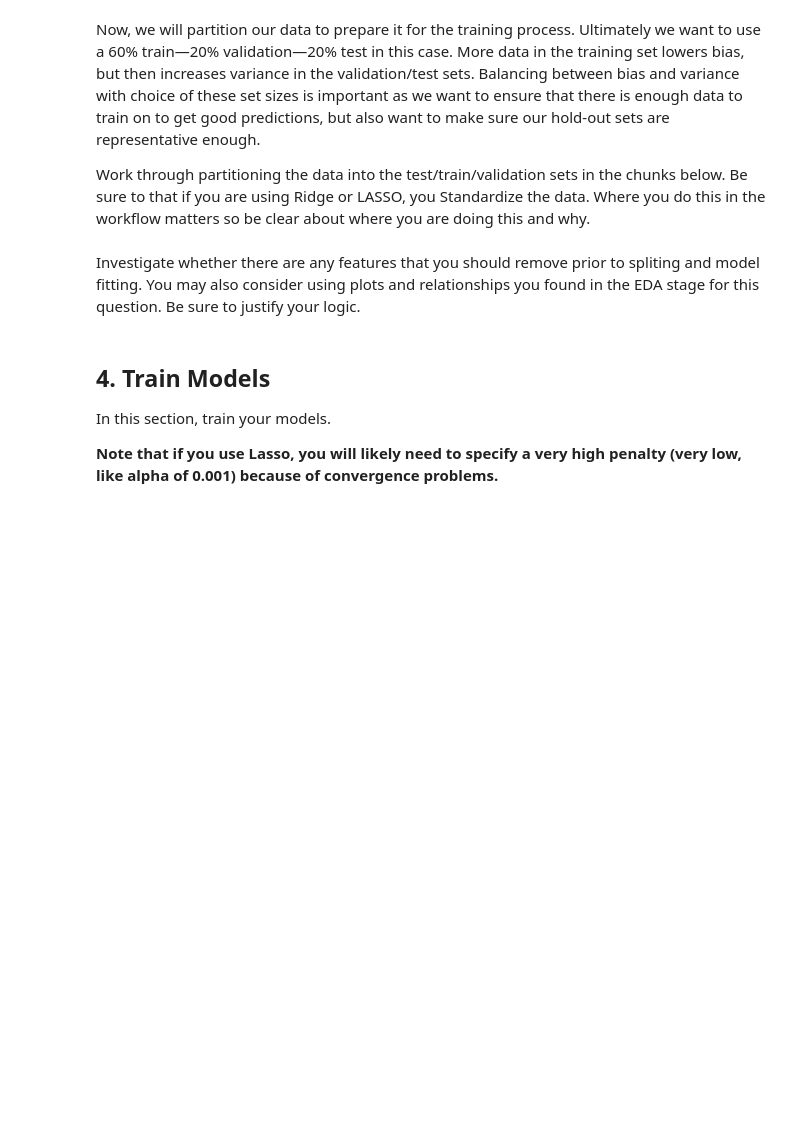
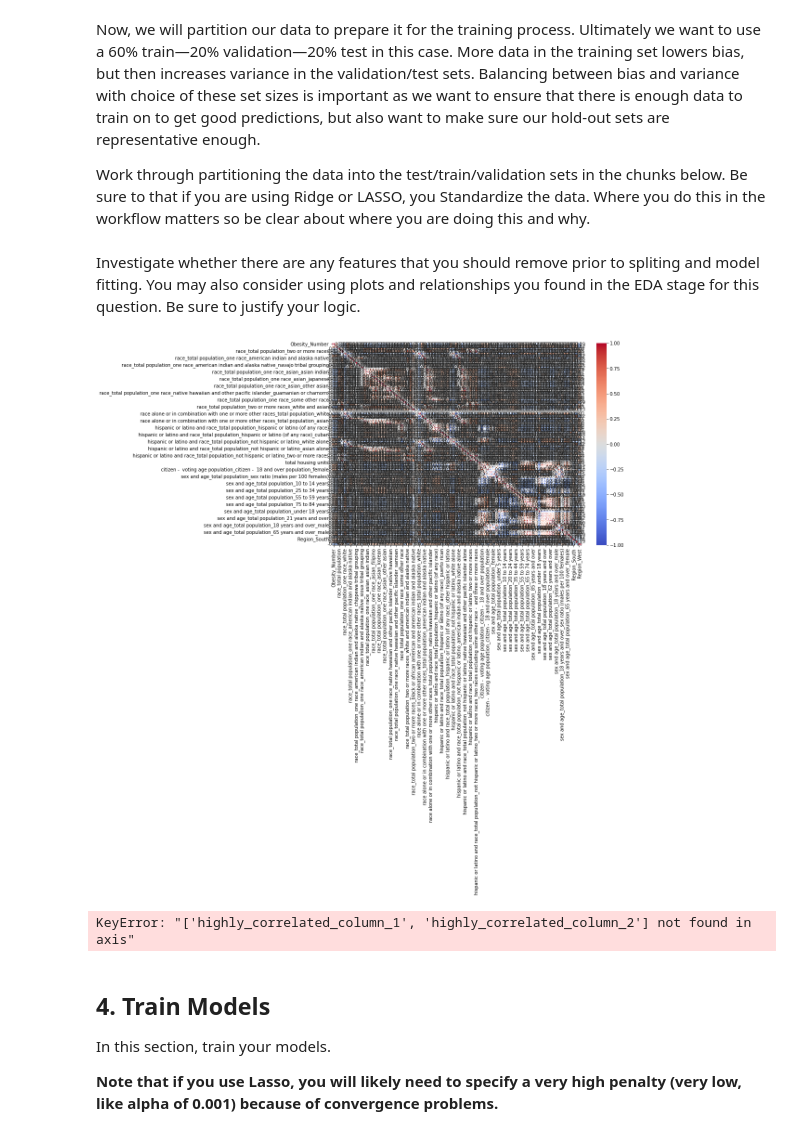
Before and after one commit to mdombrow/Computational-Social-Science-Projects, a Jupyter notebook: Project_2/Project 2 Students.ipynb, the cells around one changed output. Cells and saved outputs as stored; diff of their text form; code cells hidden in the pictures; blank space fills up the shorter version.

```diff
--- a/Project_2/Project 2 Students.ipynb
+++ b/Project_2/Project 2 Students.ipynb
@@ -264,18 +437,17 @@ Make at least two figures (feel free to make more) and explain their relevance t
 # %% [markdown]
 We've already cleaned up the data, but we can make a few more adjustments before partitioning the data and training models. Let's recode 'Region' to be a categorical variable using `pd.get_dummies` and drop 'State'. Also, we'll drop 'County' because 'CountyFIPS' is already a unique identifier for the county.
 # %%
-#
 # Drop and get dummies
 #-----------
 
 # create dummy features out of 'Region', which might be related to diabetes rates
-diabetes_clean = pd.get_dummies(______,
-                               columns = [______],
+diabetes_clean = pd.get_dummies(diabetes,
+                               columns = ['Region'],
                                drop_first = True) # drop the first as a reference
 
 # drop 'County' and 'State' variables
-diabetes_clean = diabetes_clean.drop(labels = ['...', '...'],
-                               axis = ______) # which axis tells python we want to drop columns rather than index rows?
+diabetes_clean = diabetes_clean.drop(labels = ['County', 'State'],
+                               axis = 1) # axis=1 indicates that we want to drop columns, not rows
 
 # look at first 10 rows of new data frame
-diabetes_clean.______
+diabetes_clean.head(10)
@@ -286,23 +470,38 @@ Now, we will partition our data to prepare it for the training process. Ultimate
 
 Work through partitioning the data into the test/train/validation sets in the chunks below. Be sure to that if you are using Ridge or LASSO, you Standardize the data. Where you do this in the workflow matters so be clear about where you are doing this and why.
 # %%
-#
 # Partition data
 #-----------
 
 # import library
 from sklearn.model_selection import train_test_split
 
-# create y dataframe
-y = ______
+# create y dataframe (target variable: "Diabetes_Number")
+y = diabetes_clean['Diabetes_Number']
 
-# create X dataframe (include everything except "Diabetes_Number", our target,
-# and "race alone or in combination with one or more other races_total population")
-X = ______
+# create X dataframe (exclude target variable and any other irrelevant columns)
+X = diabetes_clean.drop(columns=['Diabetes_Number', 'race_total population_one race']) # 'race_total population_one race' is excluded based on context
 # %% [markdown]
 Investigate whether there are any features that you should remove prior to spliting and model fitting. You may also consider using plots and relationships you found in the EDA stage for this question. Be sure to justify your logic.
 # %%
-#
 # Feature selection
 #-----------
+
+correlation_matrix = X.corr()
+
+plt.figure(figsize=(12, 8))
+sns.heatmap(correlation_matrix, annot=True, cmap='coolwarm', fmt='.2f')
+plt.show()
+
+X = X.drop(columns=['column_1', 'column_2'])
+
+X = X.drop(columns=['CountyFIPS'])
+
+X = X.drop(columns=['State', 'County'])
+
+
+# 'column_1', 'column_2' from heat matrix?
+# %% [output]
+[figure, added]
+KeyError: "['highly_correlated_column_1', 'highly_correlated_column_2'] not found in axis"
 # %%
```
Also changed, not shown: parts of 32 cells of this notebook.
